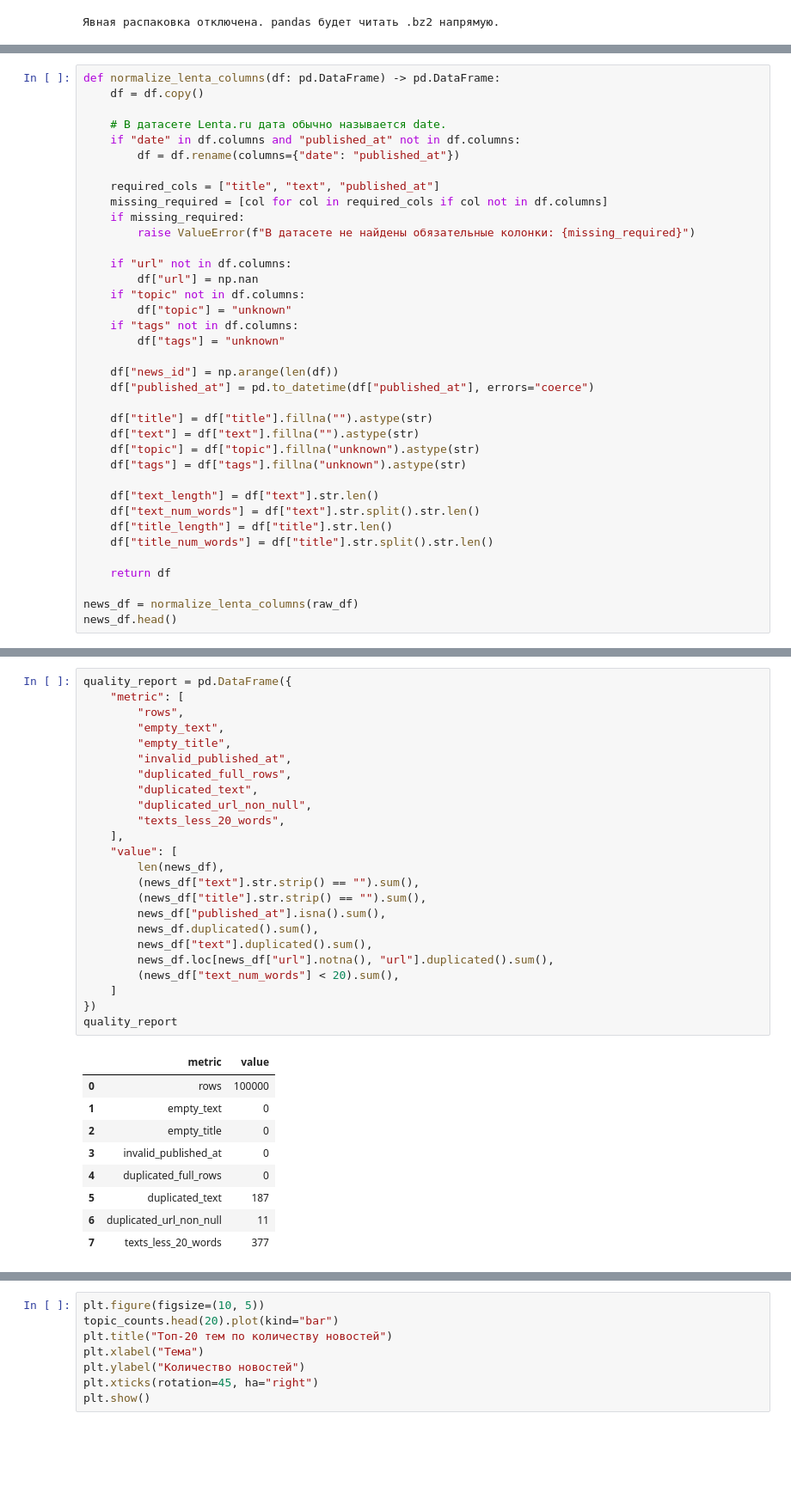
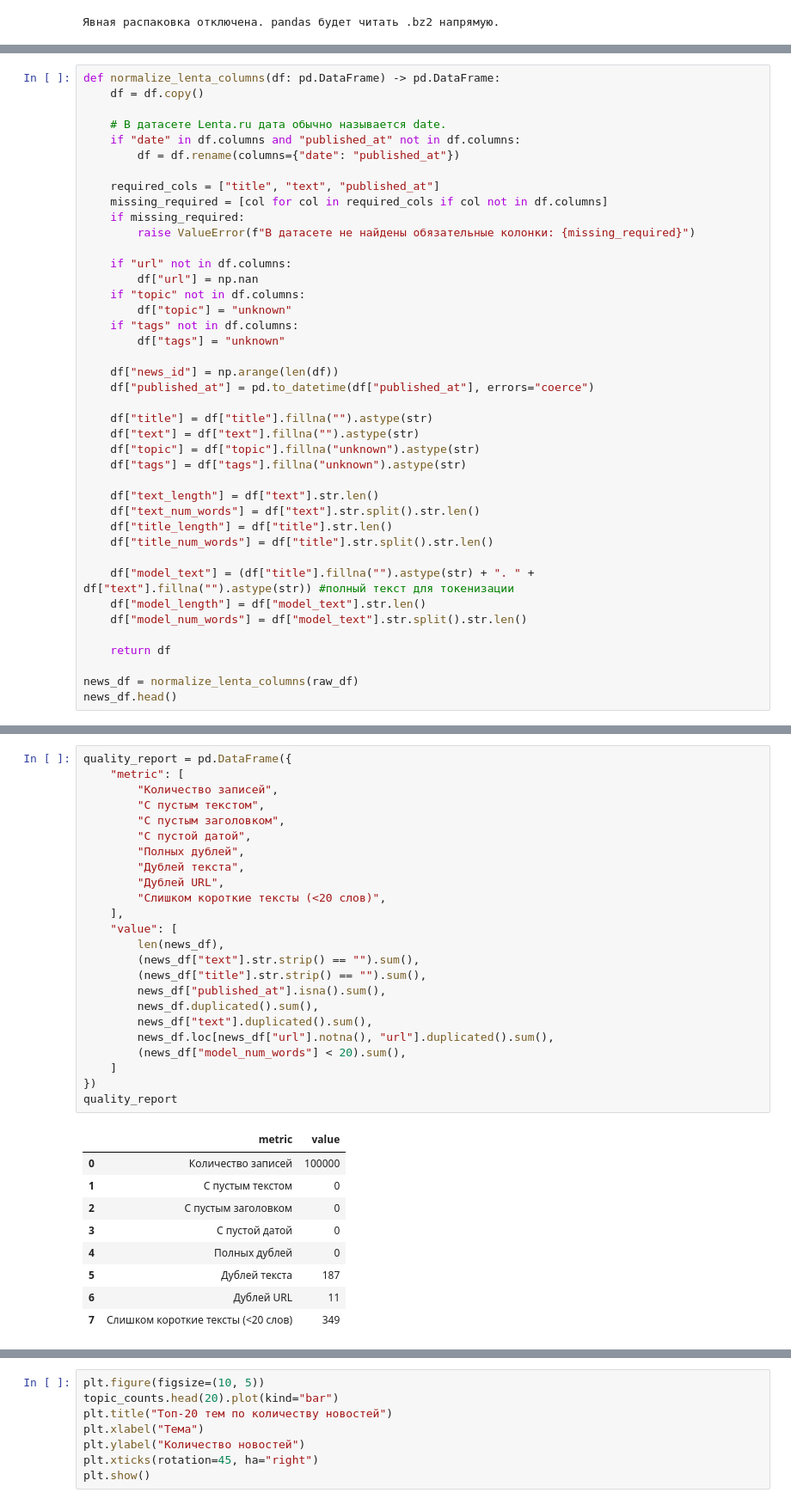
Before and after one commit to Corprus/news-flow-analysis, a Jupyter notebook: notebooks/03_data_analysis_and_dataset_preparation.ipynb, the cells around one changed output, grey strips where cells are left out. Shown at 86% size. Saved outputs shown, nothing was run; the diff lists cells and outputs as text; blank space fills up the shorter version.

```diff
--- a/notebooks/03_data_analysis_and_dataset_preparation.ipynb
+++ b/notebooks/03_data_analysis_and_dataset_preparation.ipynb
@@ -239,6 +245,10 @@ def normalize_lenta_columns(df: pd.DataFrame) -> pd.DataFrame:
     df["title_length"] = df["title"].str.len()
     df["title_num_words"] = df["title"].str.split().str.len()
 
+    df["model_text"] = (df["title"].fillna("").astype(str) + ". " + df["text"].fillna("").astype(str)) #полный текст для токенизации
+    df["model_length"] = df["model_text"].str.len()
+    df["model_num_words"] = df["model_text"].str.split().str.len()
+
     return df
 
 news_df = normalize_lenta_columns(raw_df)
@@ -278,37 +289,37 @@ Series([], dtype: float64)
 # %%
 quality_report = pd.DataFrame({
     "metric": [
-        "rows",
-        "empty_text",
-        "empty_title",
-        "invalid_published_at",
-        "duplicated_full_rows",
-        "duplicated_text",
-        "duplicated_url_non_null",
-        "texts_less_20_words",
+        "Количество записей",
+        "С пустым текстом",
+        "С пустым заголовком",
+        "С пустой датой",
+        "Полных дублей",
+        "Дублей текста",
+        "Дублей URL",
+        "Слишком короткие тексты (<20 слов)",
     ],
     "value": [
         len(news_df),
         (news_df["text"].str.strip() == "").sum(),
         (news_df["title"].str.strip() == "").sum(),
         news_df["published_at"].isna().sum(),
         news_df.duplicated().sum(),
         news_df["text"].duplicated().sum(),
         news_df.loc[news_df["url"].notna(), "url"].duplicated().sum(),
-        (news_df["text_num_words"] < 20).sum(),
+        (news_df["model_num_words"] < 20).sum(),
     ]
 })
 quality_report
 # %% [output]
 |  | metric | value |
-| 0 | rows | 100000 |
-| 1 | empty_text | 0 |
-| 2 | empty_title | 0 |
-| 3 | invalid_published_at | 0 |
-| 4 | duplicated_full_rows | 0 |
-| 5 | duplicated_text | 187 |
-| 6 | duplicated_url_non_null | 11 |
-| 7 | texts_less_20_words | 377 |
+| 0 | Количество записей | 100000 |
+| 1 | С пустым текстом | 0 |
+| 2 | С пустым заголовком | 0 |
+| 3 | С пустой датой | 0 |
+| 4 | Полных дублей | 0 |
+| 5 | Дублей текста | 187 |
+| 6 | Дублей URL | 11 |
+| 7 | Слишком короткие тексты (<20 слов) | 349 |
 # %% [markdown]
 ### Вывод по чистоте данных
 
```
Also changed, not shown: parts of 40 cells of this notebook.
